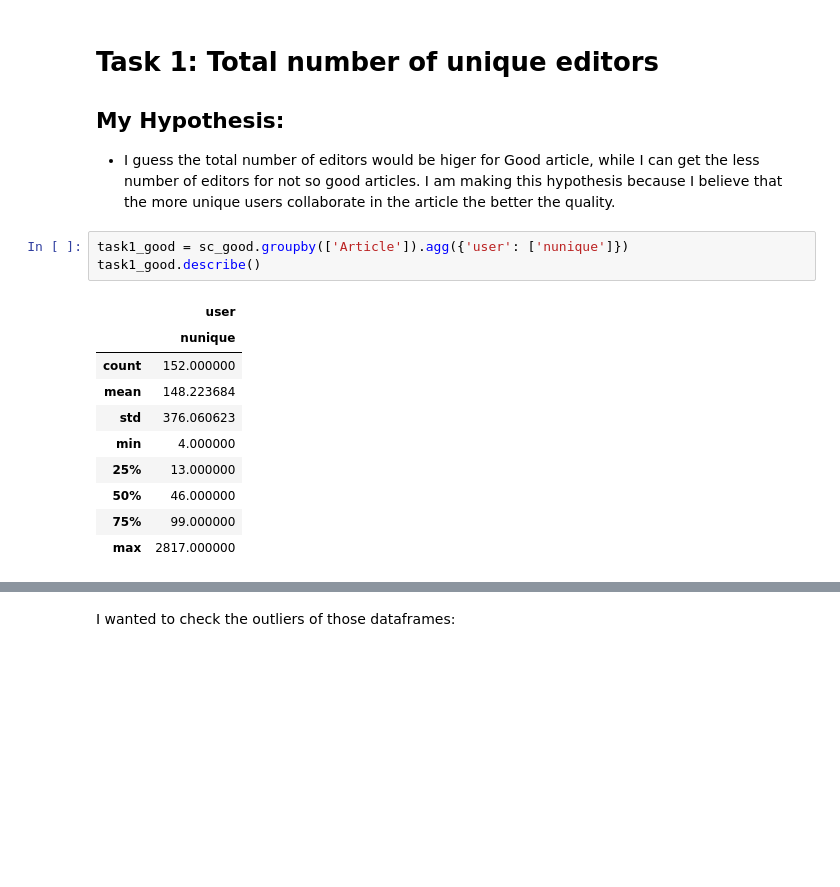
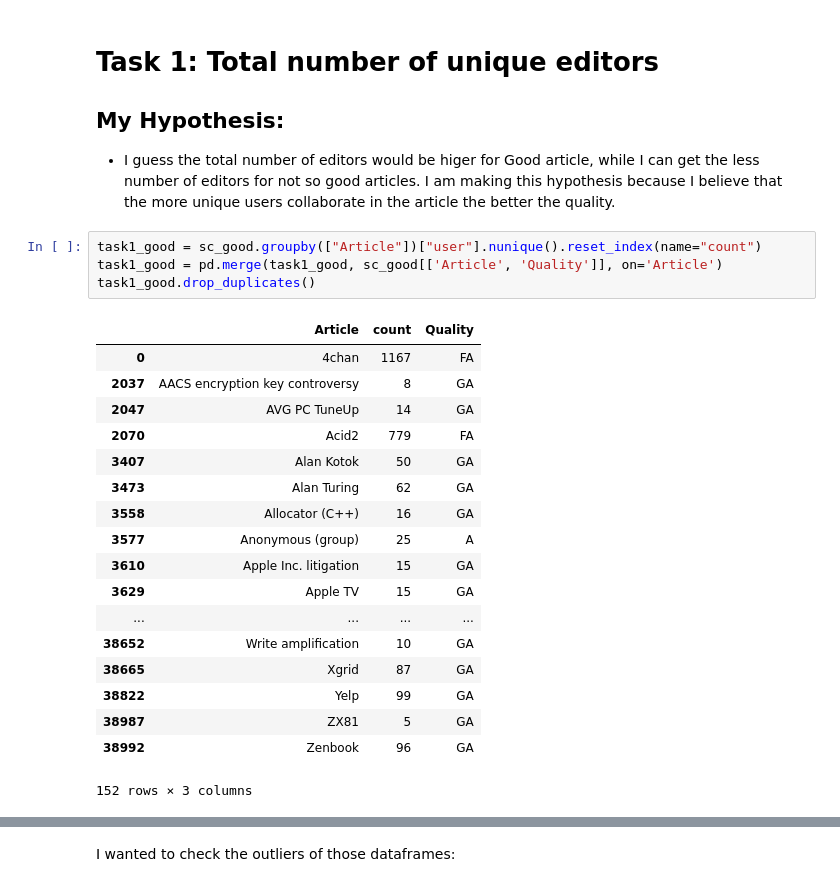
Before and after one commit to abaikara/social_computing_analysis-, a Jupyter notebook: sc.ipynb, the cells around one changed output, grey strips where cells are left out. Saved outputs shown, nothing was run; the diff lists cells and outputs as text; blank space fills up the shorter version.

```diff
--- a/sc.ipynb
+++ b/sc.ipynb
@@ -165,16 +180,25 @@ talk_bad = add_data_talk[add_data_talk.article_type == 'NotSoGood']
 ## My Hypothesis:
 * I guess the total number of editors would be higer for Good article, while I can get the less number of editors for not so good articles. I am making this hypothesis because I believe that the more unique users collaborate in the article the better the quality.
 # %%
-task1_good = sc_good.groupby(['Article']).agg({'user': ['nunique']})
-task1_good.describe()
+task1_good = sc_good.groupby(["Article"])["user"].nunique().reset_index(name="count")
+task1_good = pd.merge(task1_good, sc_good[['Article', 'Quality']], on='Article')
+task1_good.drop_duplicates()
 # %% [output]
-|  | user |
-|  | nunique |
-| count | 152.000000 |
-| mean | 148.223684 |
-| std | 376.060623 |
-| min | 4.000000 |
-| 25% | 13.000000 |
-| 50% | 46.000000 |
-| 75% | 99.000000 |
-| max | 2817.000000 |
+|  | Article | count | Quality |
+| 0 | 4chan | 1167 | FA |
+| 2037 | AACS encryption key controversy | 8 | GA |
+| 2047 | AVG PC TuneUp | 14 | GA |
+| 2070 | Acid2 | 779 | FA |
+| 3407 | Alan Kotok | 50 | GA |
+| 3473 | Alan Turing | 62 | GA |
+| 3558 | Allocator (C++) | 16 | GA |
+| 3577 | Anonymous (group) | 25 | A |
+| 3610 | Apple Inc. litigation | 15 | GA |
+| 3629 | Apple TV | 15 | GA |
+| ... | ... | ... | ... |
+| 38652 | Write amplification | 10 | GA |
+| 38665 | Xgrid | 87 | GA |
+| 38822 | Yelp | 99 | GA |
+| 38987 | ZX81 | 5 | GA |
+| 38992 | Zenbook | 96 | GA |
+152 rows × 3 columns
```
Also changed, not shown: parts of 23 cells of this notebook.
